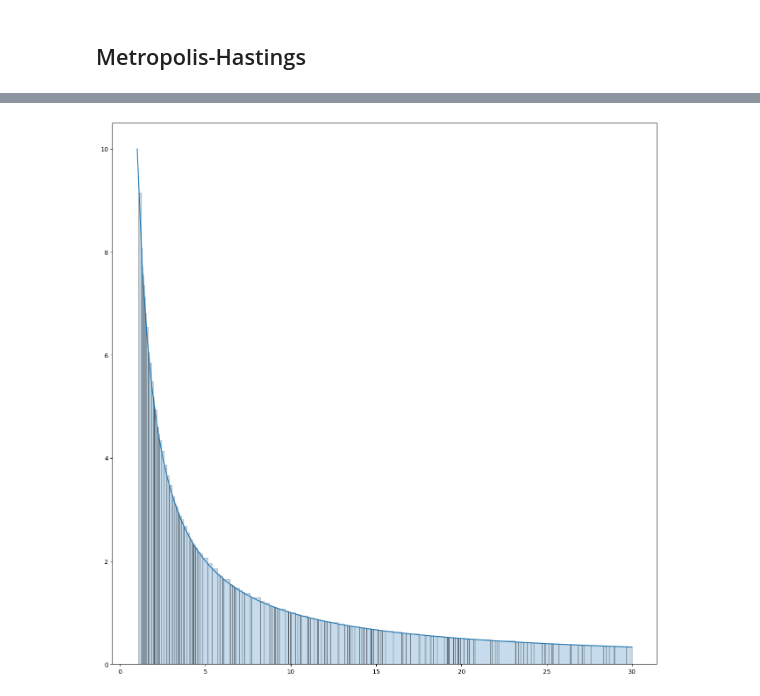
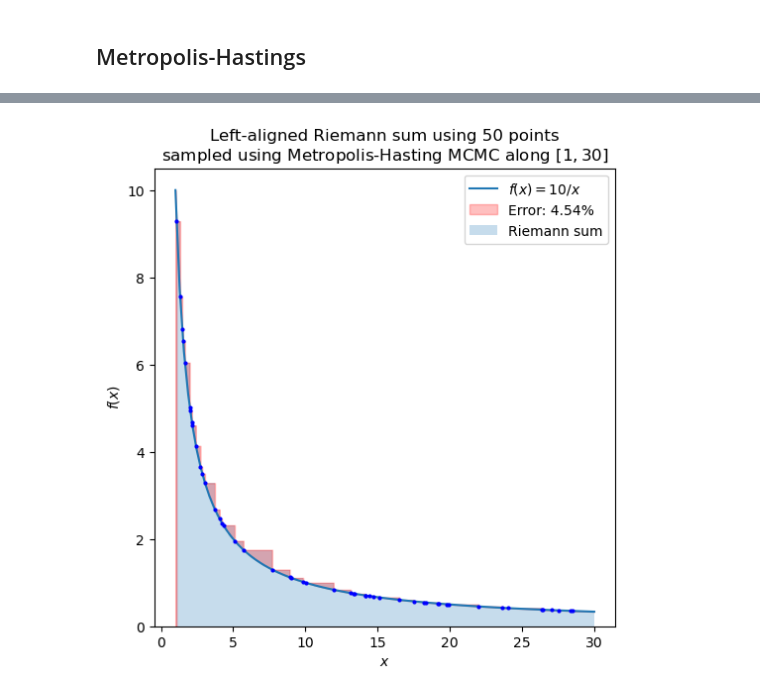
Before and after one commit to jaketanderson/phys41, a Jupyter notebook: Final_Project/Metropolis-Hastings_Monte_Carlo.ipynb, the cells around one changed output, grey strips where cells are left out. Cells and saved outputs as stored; diff of their text form; code cells hidden in the pictures.

```diff
--- a/Final_Project/Metropolis-Hastings_Monte_Carlo.ipynb
+++ b/Final_Project/Metropolis-Hastings_Monte_Carlo.ipynb
@@ -317,11 +327,14 @@ But where did our $P(x)$ come from? We know that $P(x)$ ought to be proportional
 # %%
 import time
 
+reference_val = 10 * np.log(30)
 num_points = 1000
 p_numerators = [1, 50000, 0.001]
 for p_numerator in p_numerators:
     domain = []
     counter = 0
+
+    # Start timer
     start = time.process_time()
     while len(domain) < num_points:
         counter += 1
@@ -333,6 +346,7 @@ for p_numerator in p_numerators:
         y_temp = rng.random()
         if y_temp < y:
             domain.append(x)
+    # End timer
     stop = time.process_time()
     elapsed_time = stop - start
 
@@ -396,15 +410,21 @@ In Metropolis-Hastings Monte Carlo we do the following:
 
 If we want to use adaptive acceptance ratio Metropolis-Hastings, we simply run Metropolis-Hastings for a while and vary the standard deviation parameter in $g(x^\prime|x)$ until some criterion is met, often that 10% to 50% of the last $m$ candidate values were accepted. For brevity's sake, $g(x^\prime|x)$ is kept unchanged throughout the sampling in this project.
 # %%
-def run_MHMC(f, g, domain, num_points=50):
-    fig = plt.figure(figsize=(16, 16))
-    plt.plot(np.linspace(1, 30, 100), [10 / x for x in np.linspace(1, 30, 100)])
+def run_and_plot_MHMC(f, g, domain, num_points=50):
+    reference_val = 10 * np.log(30)
+    fig = plt.figure(figsize=(6, 6))
+    plt.plot(
+        np.linspace(1, 30, 100),
+        [10 / x for x in np.linspace(1, 30, 100)],
+        label="$f(x)=10/x$",
+    )
 
     rng = np.random.default_rng(seed=135791)
     x_0 = rng.uniform(low=1, high=30)
     t = 0
     samples = [x_0]
     heights = [f(x_0, domain)]
+    # Keep record of the A values, in case g needs to be tuned to lower/raise average A
     As = []
 
     while len(set(samples)) < num_points:
@@ -416,9 +436,12 @@ def run_MHMC(f, g, domain, num_points=50):
         As.append(A)
         b = rng.random()
         if b <= A:
+            # Accept the new point x_prime
             samples.append(x_prime)
             heights.append(height)
         else:
+            # Reject the new point x_prime
+            # and repeat the last point
             samples.append(samples[t])
             heights.append(heights[t])
         t += 1
@@ -433,6 +456,7 @@ def run_MHMC(f, g, domain, num_points=50):
     [temp_heights.append(height) for height in heights if height not in temp_heights]
     heights = temp_heights
 
+    # Sort the samples and heights by increasing x to calculate rectangle widths easily
     samples_and_heights = list(zip(samples, heights))
     samples_and_heights.sort(key=(lambda point: point[0]))
 
@@ -443,27 +467,63 @@ def run_MHMC(f, g, domain, num_points=50):
         else:
             widths.append(samples_and_heights[i + 1][0] - sample)
 
+    # Compute the integral
+    val = sum(
+        [
+            widths[i] * samples_and_heights[i][1]
+            for i in range(0, len(samples_and_heights))
+        ]
+    )
+
     plt.bar(
         [point[0] for point in samples_and_heights],
         height=[point[1] for point in samples_and_heights],
         width=widths,
         align="edge",
         alpha=0.25,
-        linewidth=1,
-        edgecolor="black",
+        label="Riemann sum",
     )
 
-    return (
-        sum(
-            [
-                widths[i] * samples_and_heights[i][1]
-                for i in range(0, len(samples_and_heights))
-            ]
-        ),
-        As,
+    for i, point in enumerate(samples_and_heights):
+        subdomain = np.linspace(point[0], point[0] + widths[i], 100)
+        plt.fill_between(
+            subdomain,
+            10 / subdomain,
+            [point[1] for _ in subdomain],
+            color="red",
+            alpha=0.25,
+        )
+
+    subdomain = np.linspace(domain[0], samples_and_heights[0][0], 100)
+    plt.fill_between(
+        subdomain,
+        10 / subdomain,
+        [0 for _ in subdomain],
+        color="red",
+        alpha=0.25,
+        label=f"Error: {100*abs((val-reference_val)/reference_val):0.2f}%",
     )
 
+    plt.scatter(
+        [point[0] for point in samples_and_heights],
+        [point[1] for point in samples_and_heights],
+        color="blue",
+        zorder=50,
+        s=4,
+    )
 
+    plt.xlabel("$x$")
+    plt.ylabel("$f(x)$")
+    plt.title(
+        f"Left-aligned Riemann sum using {num_points} points\nsampled using Metropolis-Hasting MCMC along $\\left[ 1,30 \\right]$"
+    )
+    plt.legend()
+
+    return val
+
+
+# This is our integrand. If the candidate x is out of our domain, we return 0
+# to make A 0, ensuring that point is not chosen.
 def f(x, domain):
     if domain[0] <= x <= domain[1]:
         return 10 / x
@@ -471,6 +531,8 @@ def f(x, domain):
         return 0
 
 
+# This g uses a Gaussian distribution with the sigma set to 16.
+# That value was determined by hand-tuning so that the average A is around ~0.4.
 def g(x_t, rng, x_prime=None):
     sigma = 16
     if x_prime is None:
@@ -481,7 +543,5 @@ def g(x_t, rng, x_prime=None):
         )
 
 
-result = run_MHMC(f, g, domain=(1, 30), num_points=200)
-print(result[0])
-print(np.mean(result[1][-1*int(0.2*len(result[1])):]))
+result = run_and_plot_MHMC(f, g, domain=(1, 30), num_points=50)
 # %% [output]
@@ -490 +548 @@ print(np.mean(result[1][-1*int(0.2*len(result[1])):]))
-[figure, old version]
+[figure, new version]
```
Also changed, not shown: parts of 13 cells of this notebook.
